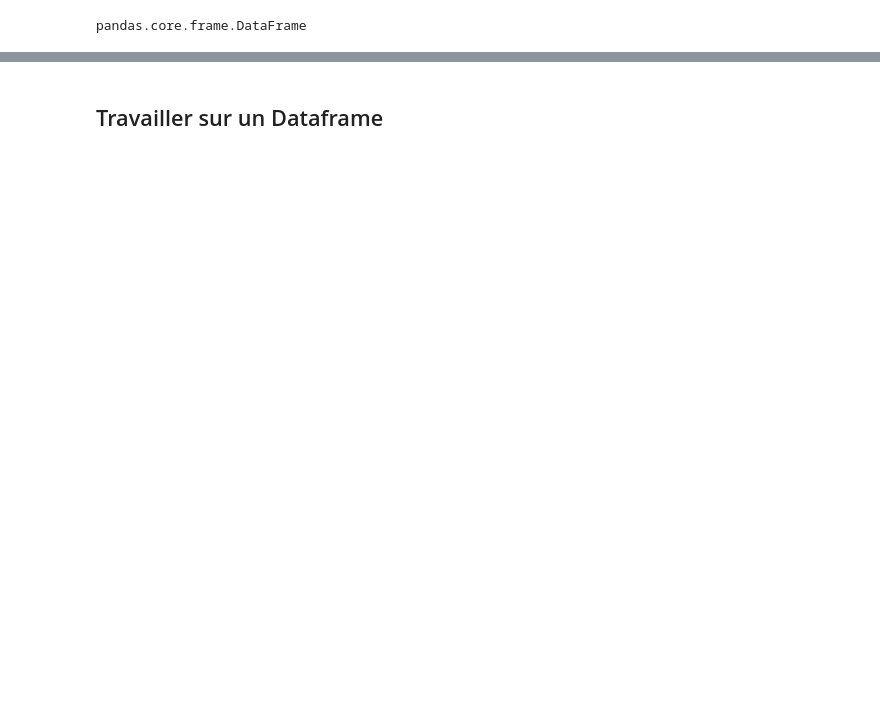
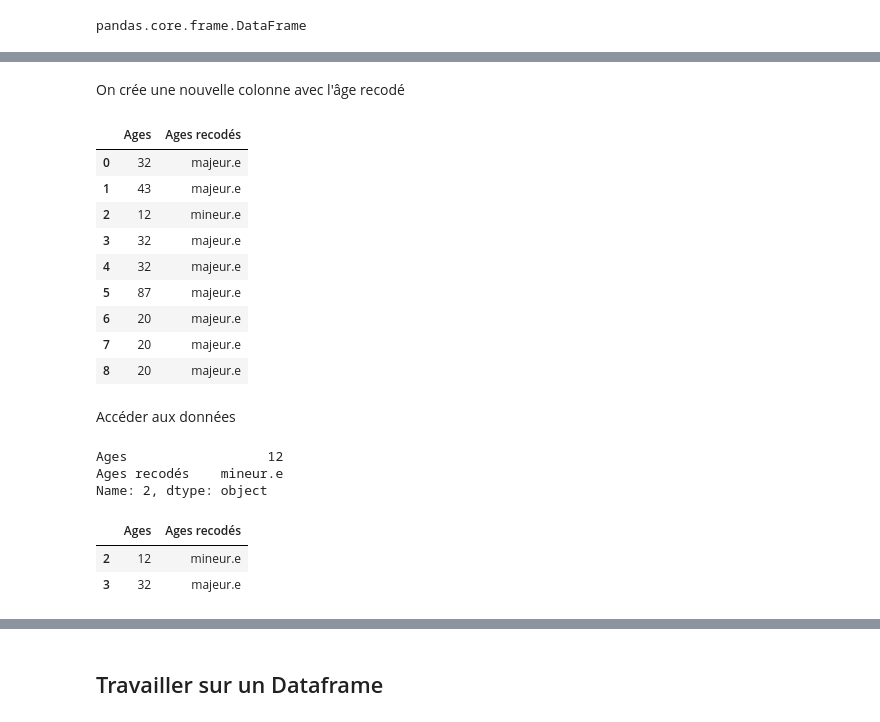
Before and after one commit to emilienschultz/python-shs, a Jupyter notebook: Notebooks/3 - Passer les données sous Pandas.ipynb, the cells around one changed output, grey strips where cells are left out. Cells and saved outputs as stored; diff of their text form; code cells hidden in the pictures; blank space fills up the shorter version.

```diff
--- a/Notebooks/3 - Passer les données sous Pandas.ipynb
+++ b/Notebooks/3 - Passer les données sous Pandas.ipynb
@@ -30,0 +90,2 @@ array([ 4, 78, 67, 43, 32, 10])
+# %%
+ages_reco = ages.apply(recodage_age)
@@ -172,0 +127,2 @@ Name: Age-reco, dtype: int64
+# %% [markdown]
+On crée une nouvelle colonne avec l'âge recodé
@@ -172,0 +131,27 @@ Name: Age-reco, dtype: int64
+# %%
+ages
+# %% [output]
+|  | Ages | Ages recodés |
+| 0 | 32 | majeur.e |
+| 1 | 43 | majeur.e |
+| 2 | 12 | mineur.e |
+| 3 | 32 | majeur.e |
+| 4 | 32 | majeur.e |
+| 5 | 87 | majeur.e |
+| 6 | 20 | majeur.e |
+| 7 | 20 | majeur.e |
+| 8 | 20 | majeur.e |
+# %% [markdown]
+Accéder aux données
+# %%
+ages.iloc[2] #Accéder à la deuxième ligne
+# %% [output]
+Ages                  12
+Ages recodés    mineur.e
+Name: 2, dtype: object
+# %%
+ages.iloc[2:4] #Aux lignes de 2 à 4
+# %% [output]
+|  | Ages | Ages recodés |
+| 2 | 12 | mineur.e |
+| 3 | 32 | majeur.e |
```
Also changed, not shown: parts of 85 cells of this notebook.
